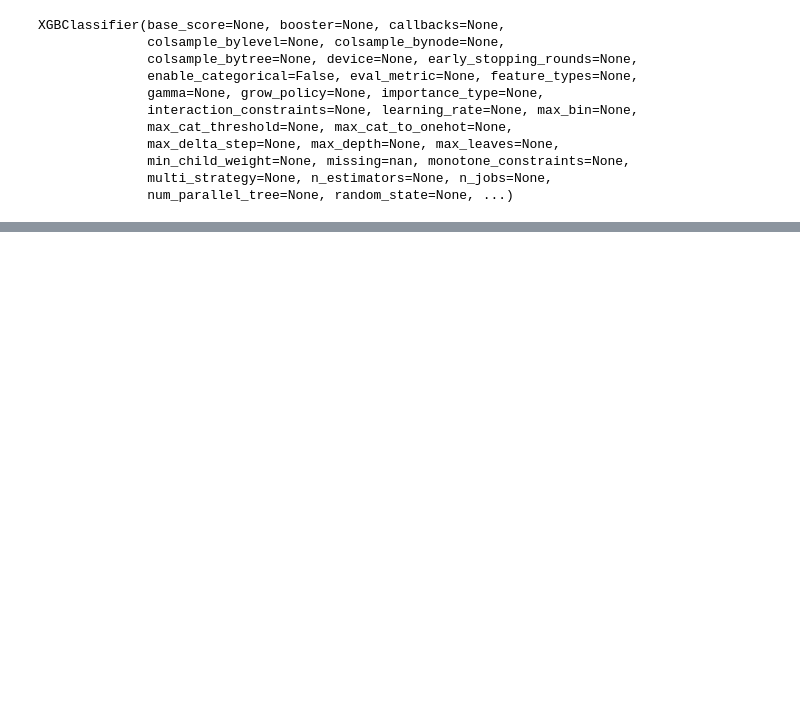
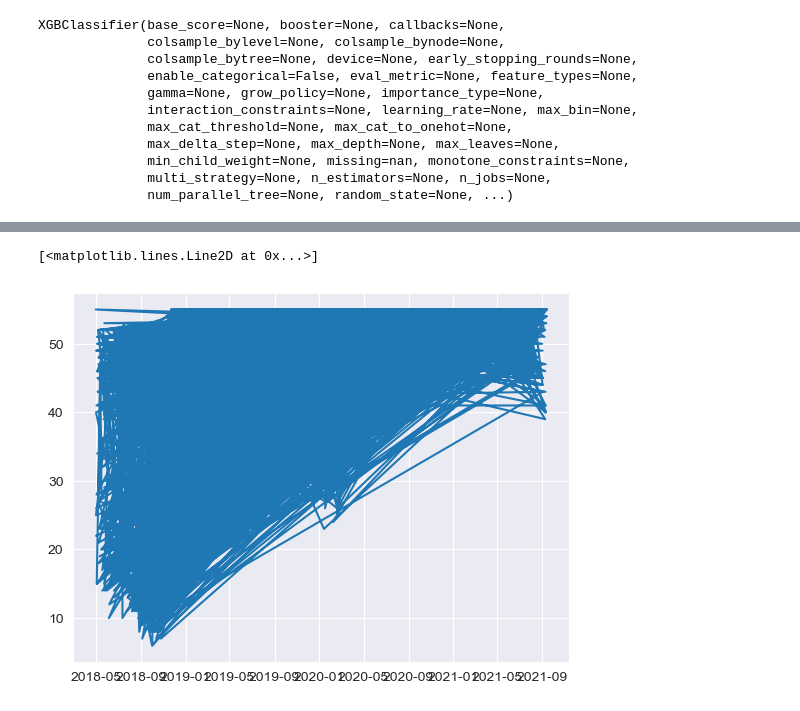
Before and after one commit to denny-lehman/ev_charging, a Jupyter notebook: models/LSTM_XGB.ipynb, the cells around one changed output, grey strips where cells are left out. Saved outputs shown, nothing was run; the diff lists cells and outputs as text; code cells hidden in the pictures; blank space fills up the shorter version.

```diff
--- a/models/LSTM_XGB.ipynb
+++ b/models/LSTM_XGB.ipynb
@@ -263,0 +280,4 @@ Mean Squared Error: 0.1947876121171095
+# %%
+y = create_wide_y(df, start, end)
+# %%
+y = y.sum(axis=1)
@@ -263,0 +293,5 @@ Mean Squared Error: 0.1947876121171095
+# %%
+# Create hold out test set
+bin_numbers = pd.qcut(y, q=10, labels=False, duplicates='drop')
+X_train, X_test, y_train, y_test = train_test_split(X, y, test_size = .2, stratify=bin_numbers, random_state=42)
+print(f'the training data has an average availability of {np.round(y_train.mean(),3)} spots available')
@@ -263,0 +379,5 @@ Mean Squared Error: 0.1947876121171095
+# %%
+plt.plot(y_test.index, y_test)
+# %% [output]
+[<matplotlib.lines.Line2D at 0x...>]
+[figure, added]
```
Also changed, not shown: parts of 48 cells of this notebook, 5 other files.
